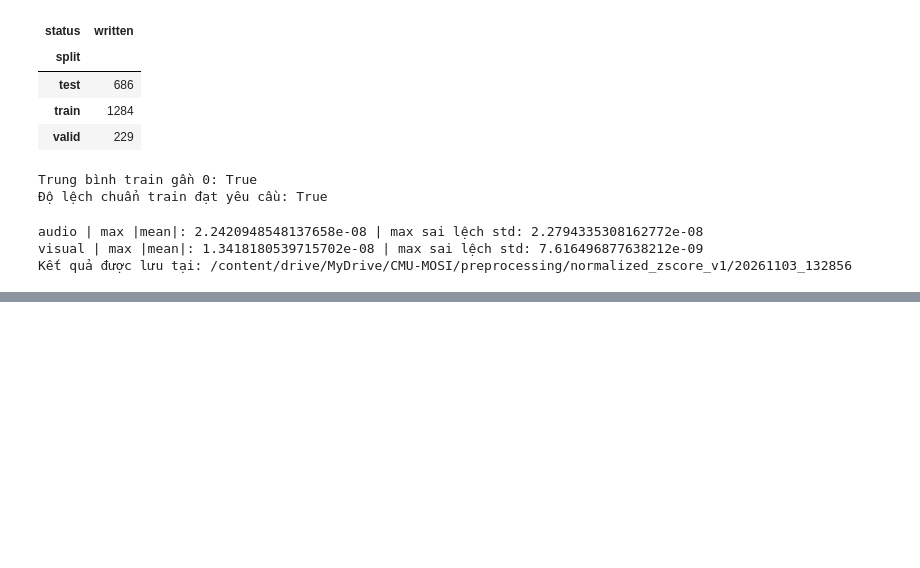
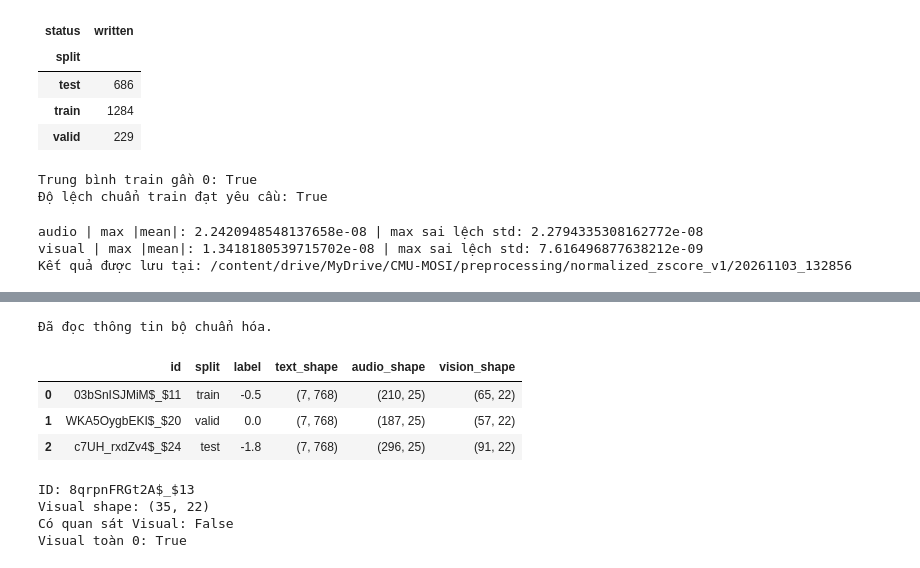
Before and after one commit to danghau2512/DataMining-MSA, a Jupyter notebook: src/notebooks/02_Preprocessing.ipynb, the cells around one changed output, grey strips where cells are left out. Saved outputs shown, nothing was run; the diff lists cells and outputs as text; code cells hidden in the pictures; blank space fills up the shorter version.

```diff
--- a/src/notebooks/02_Preprocessing.ipynb
+++ b/src/notebooks/02_Preprocessing.ipynb
@@ -1495,0 +1603,21 @@ Kết quả được lưu tại: /content/drive/MyDrive/CMU-MOSI/preprocessing/n
+# %%
+normalization_info = {}
+
+for modality in ["audio", "visual"]:
+    path = SCALER_DIR / f"{modality}_train_stats.npz"
+
+    with np.load(path, allow_pickle=False) as saved:
+        if saved["fit_split"].item() != "train":
+            raise ValueError("Thống kê không được học từ train.")
+
+        normalization_info[modality] = {
+            "scaler_sha256": hashlib.sha256(
+                path.read_bytes()
+            ).hexdigest(),
+            "feature_names": saved["feature_names"].tolist(),
+            "policy_version": saved["policy_version"].item(),
+        }
+
+print("Đã đọc thông tin bộ chuẩn hóa.")
+# %% [output]
+Đã đọc thông tin bộ chuẩn hóa.
@@ -1495,0 +1738,49 @@ Kết quả được lưu tại: /content/drive/MyDrive/CMU-MOSI/preprocessing/n
+# %%
+examples = []
+
+for split in ["train", "valid", "test"]:
+    row = unaligned_index.loc[
+        unaligned_index["split"].eq(split)
+    ].iloc[0]
+
+    sample = load_unaligned_sample(row)
+
+    examples.append({
+        "id": sample["id"],
+        "split": sample["split"],
+        "label": sample["label"],
+        "text_shape": sample["text"]["embeddings"].shape,
+        "audio_shape": sample["audio"]["features"].shape,
+        "vision_shape": sample["vision"]["features"].shape,
+    })
+
+display(pd.DataFrame(examples))
+# %% [output]
+|  | id | split | label | text_shape | audio_shape | vision_shape |
+| 0 | 03bSnISJMiM$_$11 | train | -0.5 | (7, 768) | (210, 25) | (65, 22) |
+| 1 | WKA5OygbEKI$_$20 | valid | 0.0 | (7, 768) | (187, 25) | (57, 22) |
+| 2 | c7UH_rxdZv4$_$24 | test | -1.8 | (7, 768) | (296, 25) | (91, 22) |
+# %%
+missing_visual_id = "8qrpnFRGt2A$_$13"
+
+row = unaligned_index.loc[
+    unaligned_index["id"].eq(missing_visual_id)
+].iloc[0]
+
+sample = load_unaligned_sample(row)
+
+print("ID:", sample["id"])
+print("Visual shape:", sample["vision"]["features"].shape)
+print(
+    "Có quan sát Visual:",
+    bool(sample["vision"]["observed_mask"].any()),
+)
+print(
+    "Visual toàn 0:",
+    bool((sample["vision"]["features"] == 0).all()),
+)
+# %% [output]
+ID: 8qrpnFRGt2A$_$13
+Visual shape: (35, 22)
+Có quan sát Visual: False
+Visual toàn 0: True
```
Also changed, not shown: parts of 4 cells of this notebook.
